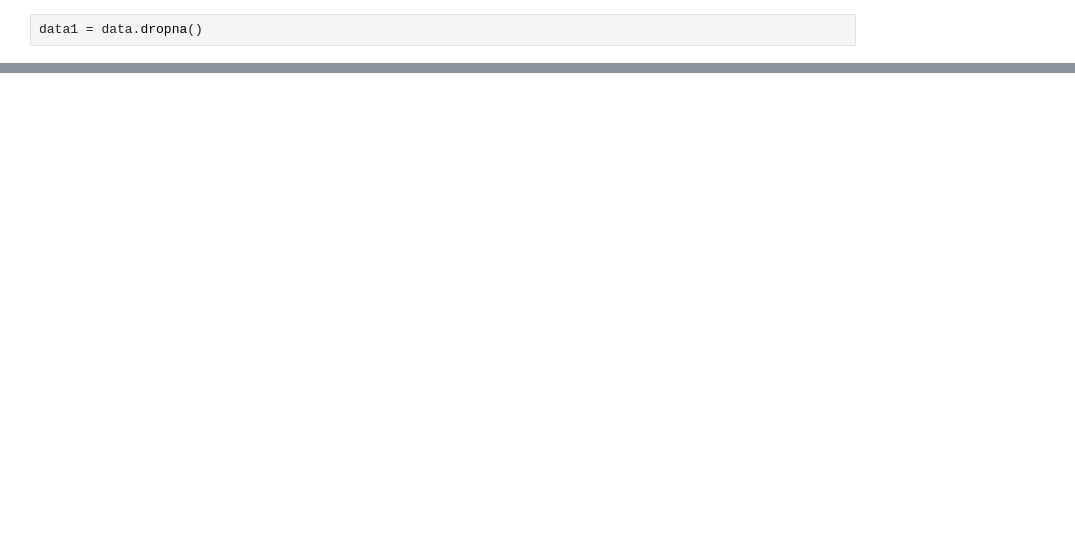
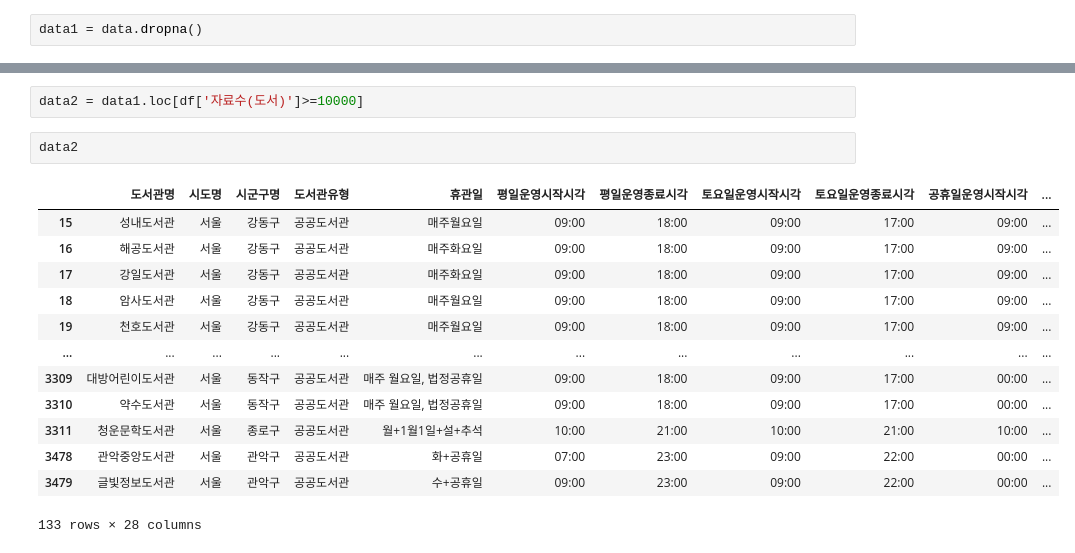
Before and after one commit to qooqookeke/car_greenhouse_gas, a Jupyter notebook: test.ipynb, the cells around one changed output, grey strips where cells are left out. Drawn from its saved outputs; the diff is of its cells as text; blank space fills up the shorter version.

```diff
--- a/test.ipynb
+++ b/test.ipynb
@@ -351,0 +453,18 @@ plt.show()
+# %%
+data2 = data1.loc[df['자료수(도서)']>=10000]
+# %%
+data2
+# %% [output]
+|  | 도서관명 | 시도명 | 시군구명 | 도서관유형 | 휴관일 | 평일운영시작시각 | 평일운영종료시각 | 토요일운영시작시각 | 토요일운영종료시각 | 공휴일운영시작시각 | ... |
+| 15 | 성내도서관 | 서울 | 강동구 | 공공도서관 | 매주월요일 | 09:00 | 18:00 | 09:00 | 17:00 | 09:00 | ... |
+| 16 | 해공도서관 | 서울 | 강동구 | 공공도서관 | 매주화요일 | 09:00 | 18:00 | 09:00 | 17:00 | 09:00 | ... |
+| 17 | 강일도서관 | 서울 | 강동구 | 공공도서관 | 매주화요일 | 09:00 | 18:00 | 09:00 | 17:00 | 09:00 | ... |
+| 18 | 암사도서관 | 서울 | 강동구 | 공공도서관 | 매주월요일 | 09:00 | 18:00 | 09:00 | 17:00 | 09:00 | ... |
+| 19 | 천호도서관 | 서울 | 강동구 | 공공도서관 | 매주월요일 | 09:00 | 18:00 | 09:00 | 17:00 | 09:00 | ... |
+| ... | ... | ... | ... | ... | ... | ... | ... | ... | ... | ... | ... |
+| 3309 | 대방어린이도서관 | 서울 | 동작구 | 공공도서관 | 매주 월요일, 법정공휴일 | 09:00 | 18:00 | 09:00 | 17:00 | 00:00 | ... |
+| 3310 | 약수도서관 | 서울 | 동작구 | 공공도서관 | 매주 월요일, 법정공휴일 | 09:00 | 18:00 | 09:00 | 17:00 | 00:00 | ... |
+| 3311 | 청운문학도서관 | 서울 | 종로구 | 공공도서관 | 월+1월1일+설+추석 | 10:00 | 21:00 | 10:00 | 21:00 | 10:00 | ... |
+| 3478 | 관악중앙도서관 | 서울 | 관악구 | 공공도서관 | 화+공휴일 | 07:00 | 23:00 | 09:00 | 22:00 | 00:00 | ... |
+| 3479 | 글빛정보도서관 | 서울 | 관악구 | 공공도서관 | 수+공휴일 | 09:00 | 23:00 | 09:00 | 22:00 | 00:00 | ... |
+133 rows × 28 columns
```
Also changed, not shown: parts of 15 cells of this notebook, 2 other files.
